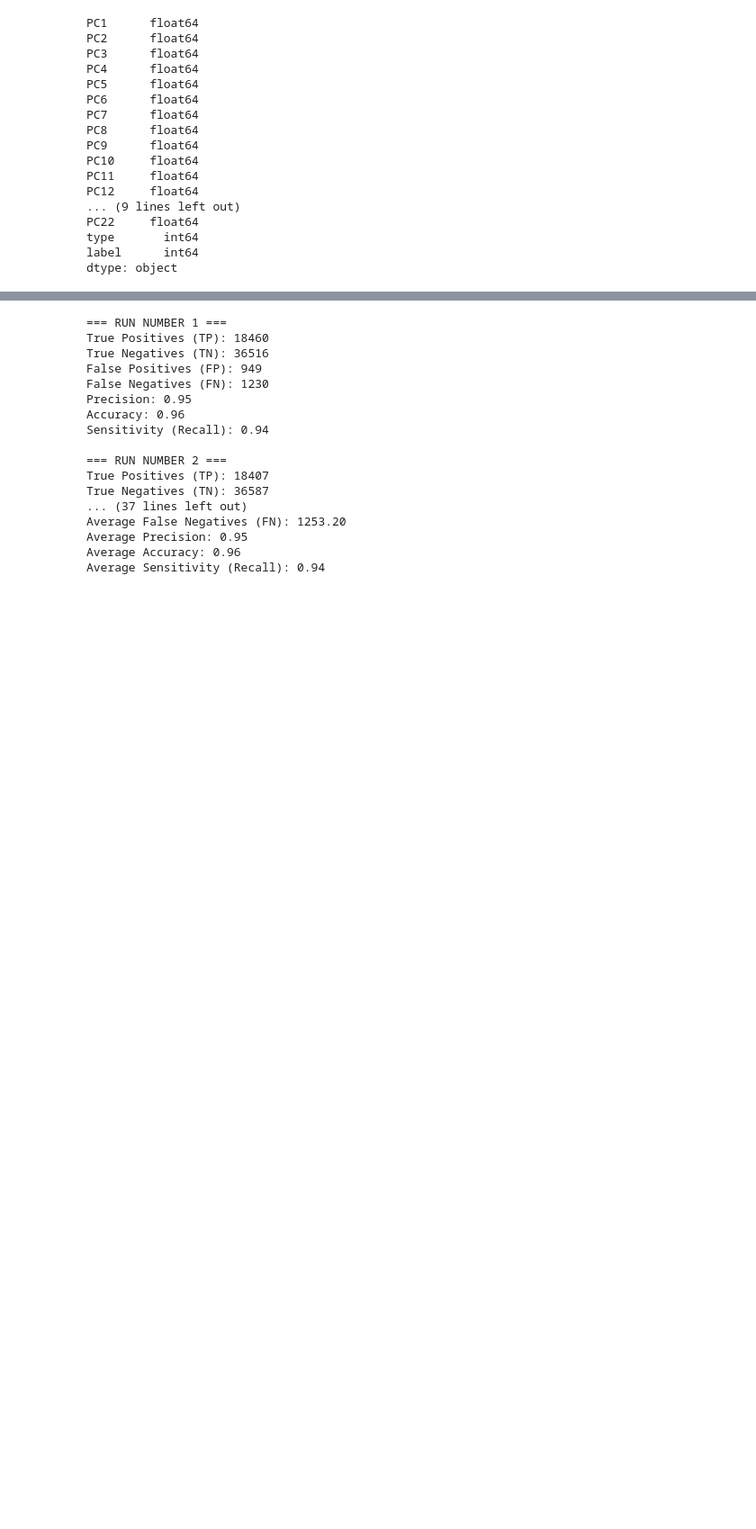
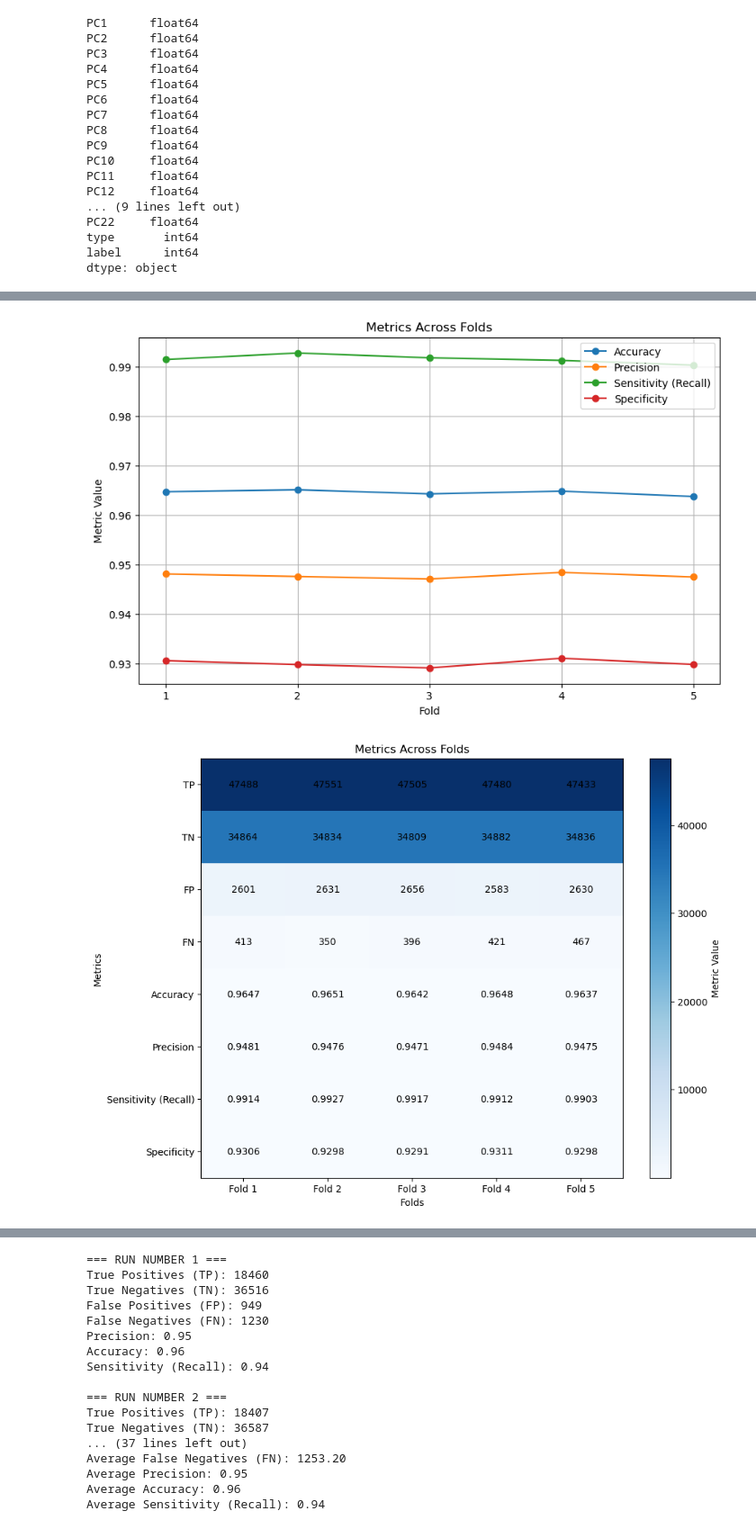
Before and after one commit to B-Kosev/iot-security-network-attacks-analysis, a Jupyter notebook: iot_project.ipynb, the cells around one changed output, grey strips where cells are left out. Shown at 90% size. Cells and saved outputs as stored; diff of their text form; code cells hidden in the pictures; blank space fills up the shorter version.

```diff
--- a/iot_project.ipynb
+++ b/iot_project.ipynb
@@ -519,2 +536,75 @@ Specificity                 0.815829
 Fold                        3.000000
 dtype: float64
+# %%
+# 1. Line Plot for all metrics across folds
+metrics_labels = ['Accuracy', 'Precision', 'Sensitivity (Recall)', 'Specificity']
+
+plt.figure(figsize=(10, 6))
+for metric in metrics_labels:
+    plt.plot(lgbm_results_df['Fold'], lgbm_results_df[metric], marker='o', label=metric)
+plt.title('Metrics Across Folds')
+plt.xlabel('Fold')
+plt.ylabel('Metric Value')
+plt.xticks(lgbm_results_df['Fold'])
+plt.legend()
+plt.grid()
+plt.show()
+
+# 2. # Extract metrics as rows and folds as columns
+metrics_labels = ['TP', 'TN', 'FP', 'FN', 'Accuracy', 'Precision', 'Sensitivity (Recall)', 'Specificity']
+alarms = ['TP', 'TN', 'FP', 'FN']
+metrics_df = lgbm_results_df[metrics_labels].T  # Transpose to have metrics as rows and folds as columns
+metrics_df.columns = [f'Fold {fold}' for fold in lgbm_results_df['Fold']]
+
+# Plot a heatmap for metrics vs folds
+plt.figure(figsize=(10, 8))
+plt.imshow(metrics_df, cmap='Blues', aspect='auto', interpolation='nearest')
+plt.colorbar(label='Metric Value')
+plt.title('Metrics Across Folds')
+plt.xlabel('Folds')
+plt.ylabel('Metrics')
+plt.xticks(range(len(metrics_df.columns)), metrics_df.columns)
+plt.yticks(range(len(metrics_df.index)), metrics_df.index)
+
+# Add values on the heatmap
+for i in range(len(metrics_df.index)):
+    for j in range(len(metrics_df.columns)):
+        plt.text(j, i, f'{metrics_df.iloc[i, j]:.4f}' if metrics_df.index[i] not in ['TP', 'TN', 'FP', 'FN'] else f'{int(metrics_df.iloc[i, j])}',
+                 ha='center', va='center', color='black')
+
+plt.show()
+
+# 3. Average Bar Plot for each metric
+avg_metrics = lgbm_results_df[alarms].mean()
+
+# Create the bar plot
+plt.figure(figsize=(10, 6))
+bars = plt.bar(
+    avg_metrics.index,  # Metric names
+    avg_metrics.values,  # Average values
+    color=['#1f77b4', '#ff7f0e', '#2ca02c', '#d62728', '#9467bd', '#8c564b', '#e377c2', '#7f7f7f'],  # Custom colors
+)
+
+# Add value annotations above each bar
+for bar in bars:
+    yval = bar.get_height()
+    plt.text(
+        bar.get_x() + bar.get_width() / 2,  # Horizontal position
+        yval,  # Vertical position
+        f'{yval:.4f}',  # Format the value
+        ha='center', va='bottom', fontsize=10  # Center alignment
+    )
+
+# Add title, labels, and grid lines
+plt.title('Average Metrics Across Folds', fontsize=14)
+plt.ylabel('Value', fontsize=12)
+plt.xlabel('Metrics', fontsize=12)
+plt.xticks(rotation=45, fontsize=10)
+plt.grid(axis='y', linestyle='--', alpha=0.7)
+
+# Show the plot
+plt.tight_layout()
+plt.show()
+# %% [output]
+[figure, added]
+[figure, added]
```
Also changed, not shown: parts of 12 cells of this notebook.
